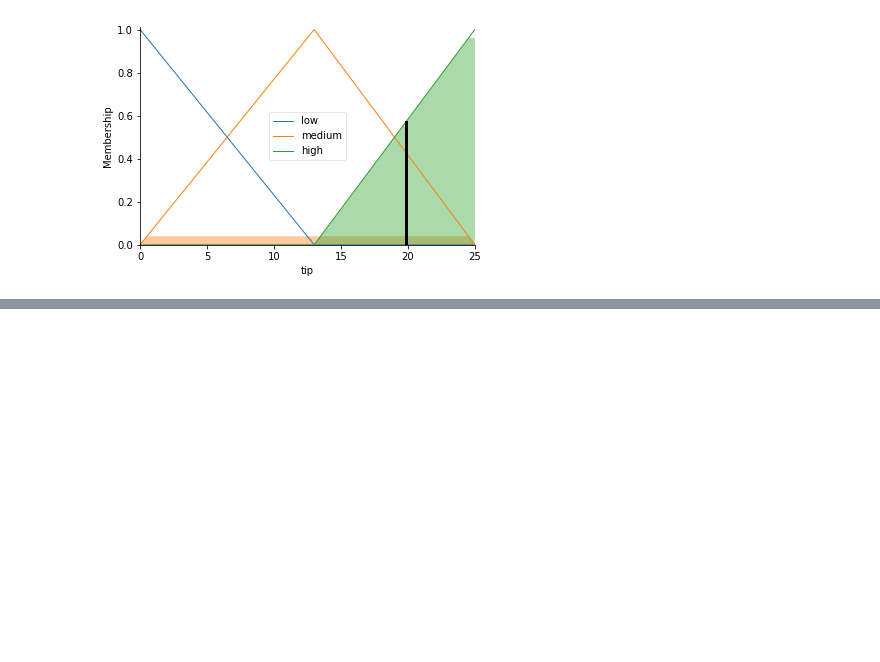
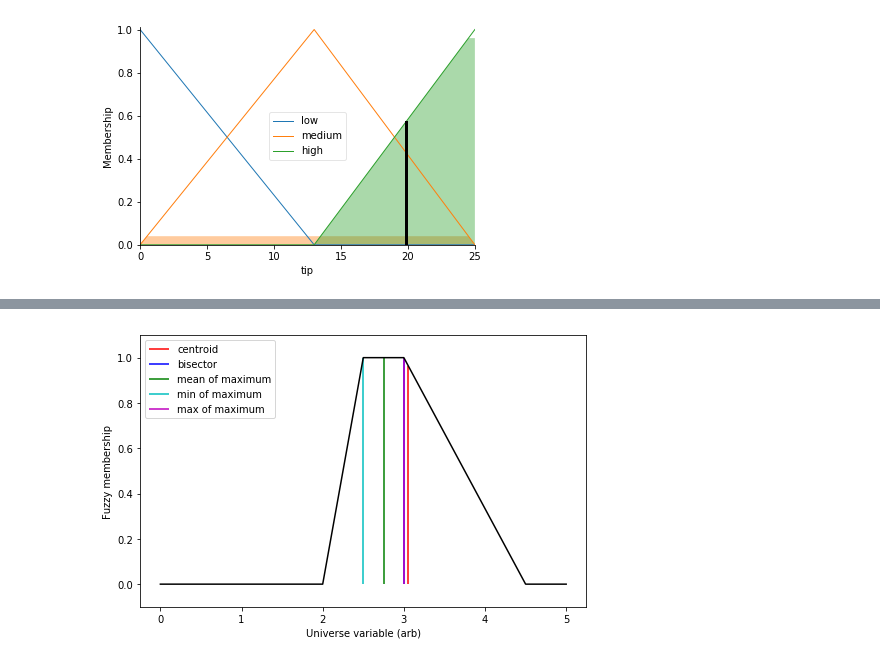
Before and after one commit to mohameddhameem/FuzzySystem, a Jupyter notebook: Fuzzy Control Systems - The Tipping Problem.ipynb, the cells around one changed output, grey strips where cells are left out. Cells and saved outputs as stored; diff of their text form; code cells hidden in the pictures; blank space fills up the shorter version.

```diff
--- a/Fuzzy Control Systems - The Tipping Problem.ipynb
+++ b/Fuzzy Control Systems - The Tipping Problem.ipynb
@@ -114,0 +121,4 @@ tip.view(sim=tipping)
+# %%
+# Generate trapezoidal membership function on range [0, 1]
+x = np.arange(0, 5.05, 0.1)
+mfx = fuzz.trapmf(x, [2, 2.5, 3, 4.5])
@@ -114,0 +139,33 @@ tip.view(sim=tipping)
+# %%
+# Defuzzify this membership function five ways
+defuzz_centroid = fuzz.defuzz(x, mfx, 'centroid')  # Same as skfuzzy.centroid
+defuzz_bisector = fuzz.defuzz(x, mfx, 'bisector')
+defuzz_mom = fuzz.defuzz(x, mfx, 'mom')
+defuzz_som = fuzz.defuzz(x, mfx, 'som')
+defuzz_lom = fuzz.defuzz(x, mfx, 'lom')
+
+# Collect info for vertical lines
+labels = ['centroid', 'bisector', 'mean of maximum', 'min of maximum',
+          'max of maximum']
+xvals = [defuzz_centroid,
+         defuzz_bisector,
+         defuzz_mom,
+         defuzz_som,
+         defuzz_lom]
+colors = ['r', 'b', 'g', 'c', 'm']
+ymax = [fuzz.interp_membership(x, mfx, i) for i in xvals]
+
+# Display and compare defuzzification results against membership function
+plt.figure(figsize=(8, 5))
+
+plt.plot(x, mfx, 'k')
+for xv, y, label, color in zip(xvals, ymax, labels, colors):
+    plt.vlines(xv, 0, y, label=label, color=color)
+plt.ylabel('Fuzzy membership')
+plt.xlabel('Universe variable (arb)')
+plt.ylim(-0.1, 1.1)
+plt.legend(loc=2)
+
+plt.show()
+# %% [output]
+[figure, added]
```
Also changed, not shown: parts of 3 cells of this notebook, 1 other file.
